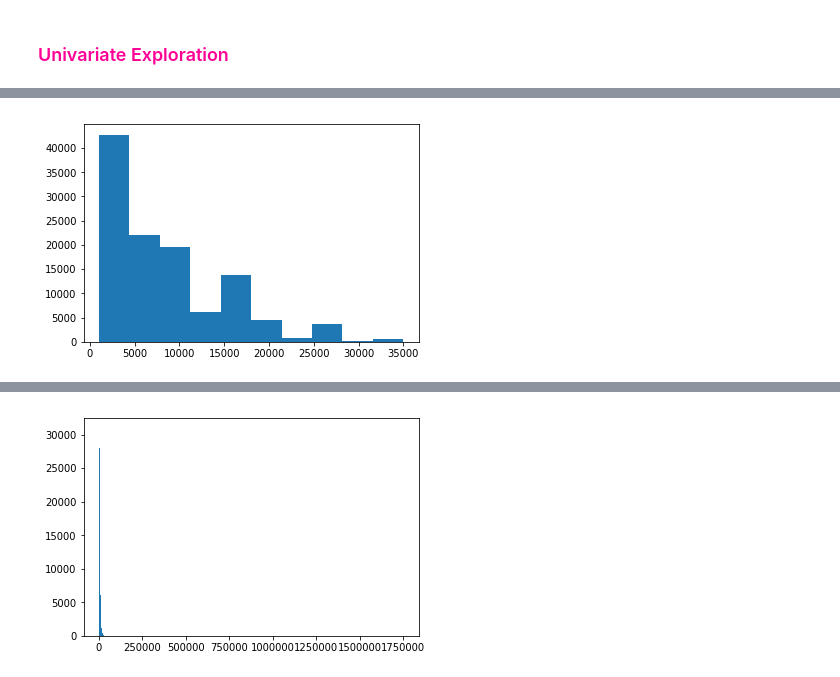
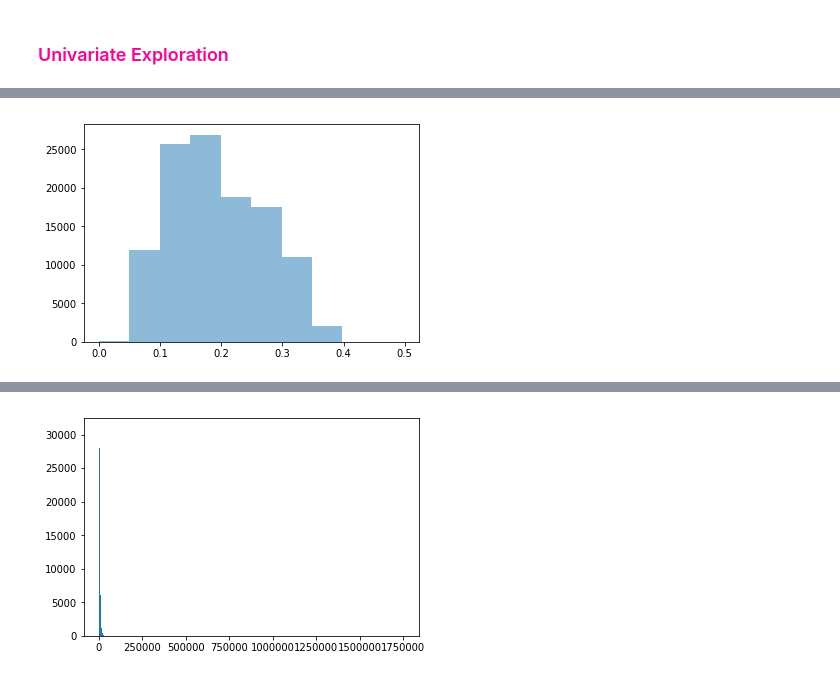
Before and after one commit to jovanmedfordDataAnalyst/loan-data-from-prosper, a Jupyter notebook: loan-analysis.ipynb, the cells around one changed output, grey strips where cells are left out. Saved outputs shown, nothing was run; the diff lists cells and outputs as text; code cells hidden in the pictures.

```diff
--- a/loan-analysis.ipynb
+++ b/loan-analysis.ipynb
@@ -128,4 +133,4 @@ Name: LoanStatus, dtype: int64
 # %%
-plt.hist(loans['LoanOriginalAmount']);
+plt.hist(loans["BorrowerRate"],alpha = 0.5);
 # %% [output]
-[figure, old version]
+[figure, new version]
```
Also changed, not shown: parts of 2 cells of this notebook.
